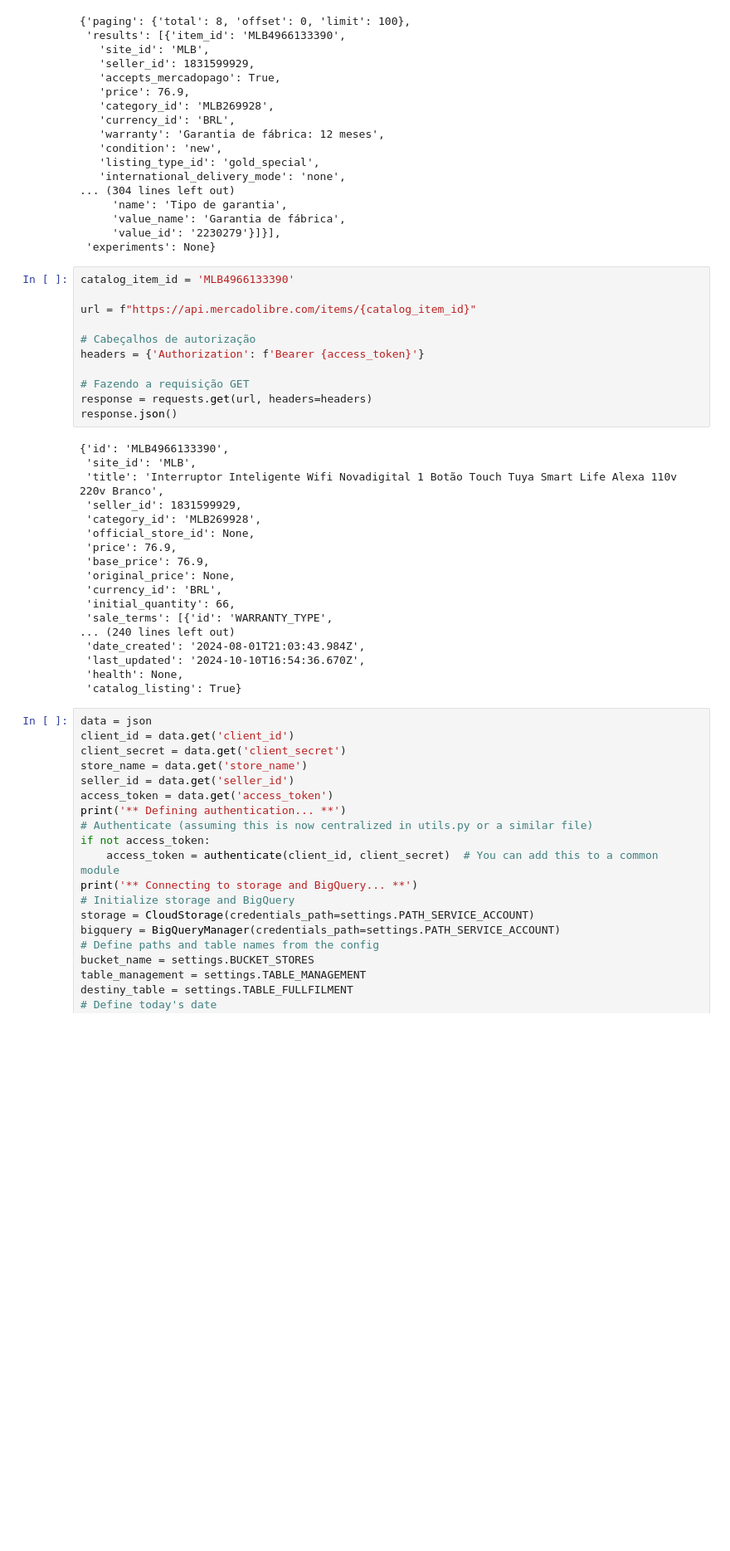
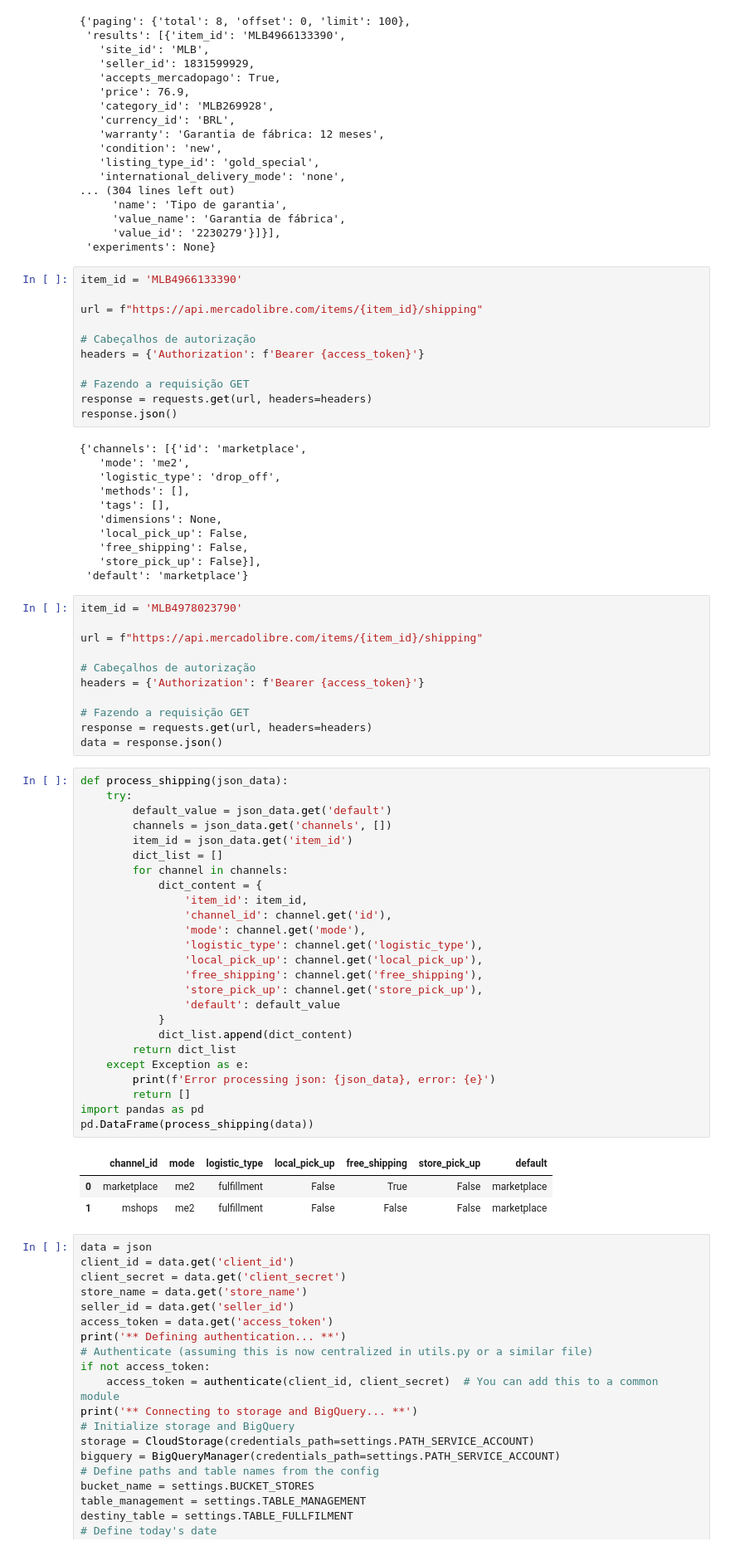
Before and after one commit to GLM-Inteligencia/pipeline_datalake, a Jupyter notebook: rascunho.ipynb, the cells around one changed output. Shown at 83% size. Drawn from its saved outputs; the diff is of its cells as text; blank space fills up the shorter version.

Commit message:
fixing competitors and adding free shipping status

```diff
--- a/rascunho.ipynb
+++ b/rascunho.ipynb
@@ -54,9 +54,9 @@ response.json()
      'value_id': '2230279'}]}],
  'experiments': None}
 # %%
-catalog_item_id = 'MLB4966133390'
+item_id = 'MLB4966133390'
 
-url = f"https://api.mercadolibre.com/items/{catalog_item_id}"
+url = f"https://api.mercadolibre.com/items/{item_id}/shipping"
 
 # Cabeçalhos de autorização
 headers = {'Authorization': f'Bearer {access_token}'}
@@ -65,23 +65,56 @@ headers = {'Authorization': f'Bearer {access_token}'}
 response = requests.get(url, headers=headers)
 response.json()
 # %% [output]
-{'id': 'MLB4966133390',
- 'site_id': 'MLB',
- 'title': 'Interruptor Inteligente Wifi Novadigital 1 Botão Touch Tuya Smart Life Alexa 110v 220v Branco',
- 'seller_id': 1831599929,
- 'category_id': 'MLB269928',
- 'official_store_id': None,
- 'price': 76.9,
- 'base_price': 76.9,
- 'original_price': None,
- 'currency_id': 'BRL',
- 'initial_quantity': 66,
- 'sale_terms': [{'id': 'WARRANTY_TYPE',
-... (240 lines left out)
- 'date_created': '2024-08-01T21:03:43.984Z',
- 'last_updated': '2024-10-10T16:54:36.670Z',
- 'health': None,
- 'catalog_listing': True}
+{'channels': [{'id': 'marketplace',
+   'mode': 'me2',
+   'logistic_type': 'drop_off',
+   'methods': [],
+   'tags': [],
+   'dimensions': None,
+   'local_pick_up': False,
+   'free_shipping': False,
+   'store_pick_up': False}],
+ 'default': 'marketplace'}
+# %%
+item_id = 'MLB4978023790'
+
+url = f"https://api.mercadolibre.com/items/{item_id}/shipping"
+
+# Cabeçalhos de autorização
+headers = {'Authorization': f'Bearer {access_token}'}
+
+# Fazendo a requisição GET
+response = requests.get(url, headers=headers)
+data = response.json()
+# %%
+def process_shipping(json_data):
+    try:
+        default_value = json_data.get('default')
+        channels = json_data.get('channels', [])
+        item_id = json_data.get('item_id')
+        dict_list = []
+        for channel in channels:
+            dict_content = {
+                'item_id': item_id,
+                'channel_id': channel.get('id'),
+                'mode': channel.get('mode'),
+                'logistic_type': channel.get('logistic_type'),
+                'local_pick_up': channel.get('local_pick_up'),
+                'free_shipping': channel.get('free_shipping'),
+                'store_pick_up': channel.get('store_pick_up'),
+                'default': default_value
+            }
+            dict_list.append(dict_content)
+        return dict_list
+    except Exception as e:
+        print(f'Error processing json: {json_data}, error: {e}')
+        return []
+import pandas as pd
+pd.DataFrame(process_shipping(data))
+# %% [output]
+|  | channel_id | mode | logistic_type | local_pick_up | free_shipping | store_pick_up | default |
+| 0 | marketplace | me2 | fulfillment | False | True | False | marketplace |
+| 1 | mshops | me2 | fulfillment | False | False | False | marketplace |
 # %%
 data = json
 client_id = data.get('client_id')
```
Also changed, not shown: 7 other files.
